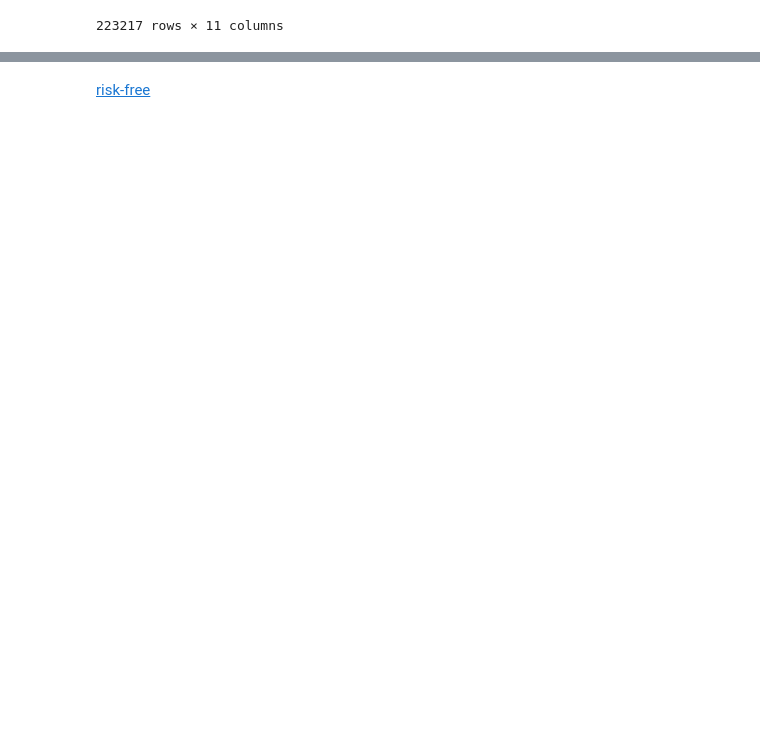
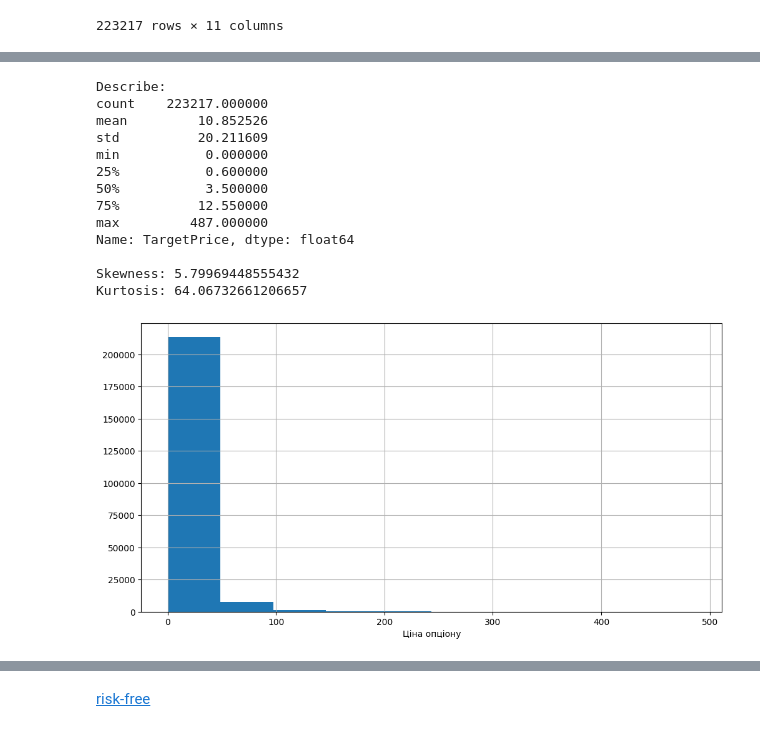
Before and after one commit to Strongich/Bachelor-Thesis, a Jupyter notebook: basic_data/data_analysis.ipynb, the cells around one changed output, grey strips where cells are left out. Cells and saved outputs as stored; diff of their text form; code cells hidden in the pictures; blank space fills up the shorter version.

```diff
--- a/basic_data/data_analysis.ipynb
+++ b/basic_data/data_analysis.ipynb
@@ -242,0 +288,3 @@ df_call
+# %%
+df_put = pd.read_csv("../train_data/put_df.csv", index_col=0)
+df_put
@@ -242,0 +305,18 @@ df_call
+# %%
+
+analyze_series(df_put.TargetPrice)
+# %% [output]
+Describe:
+count    223217.000000
+mean         10.852526
+std          20.211609
+min           0.000000
+25%           0.600000
+50%           3.500000
+75%          12.550000
+max         487.000000
+Name: TargetPrice, dtype: float64
+
+Skewness: 5.79969448555432
+Kurtosis: 64.06732661206657
+[figure, added]
```
Also changed, not shown: parts of 6 cells of this notebook, 1 other file.
